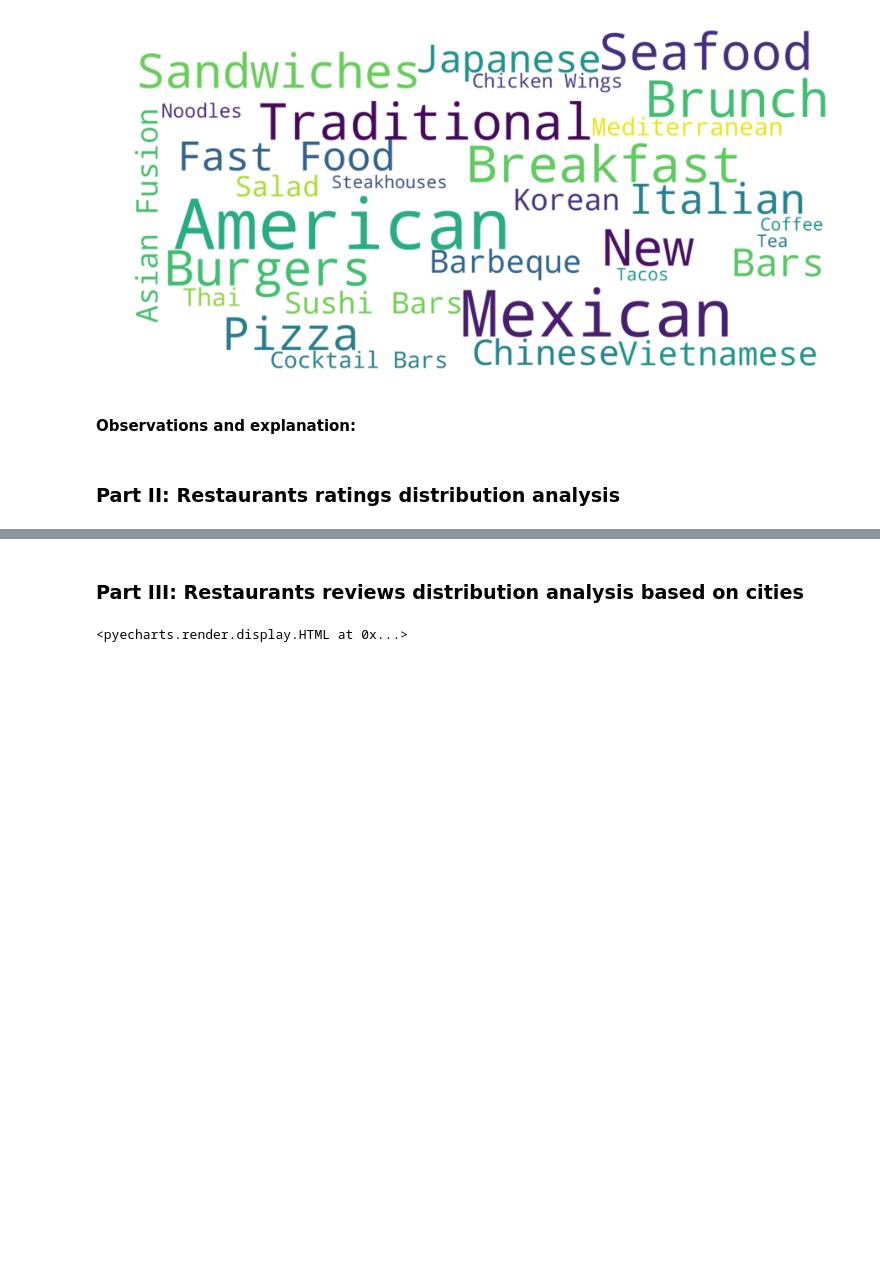
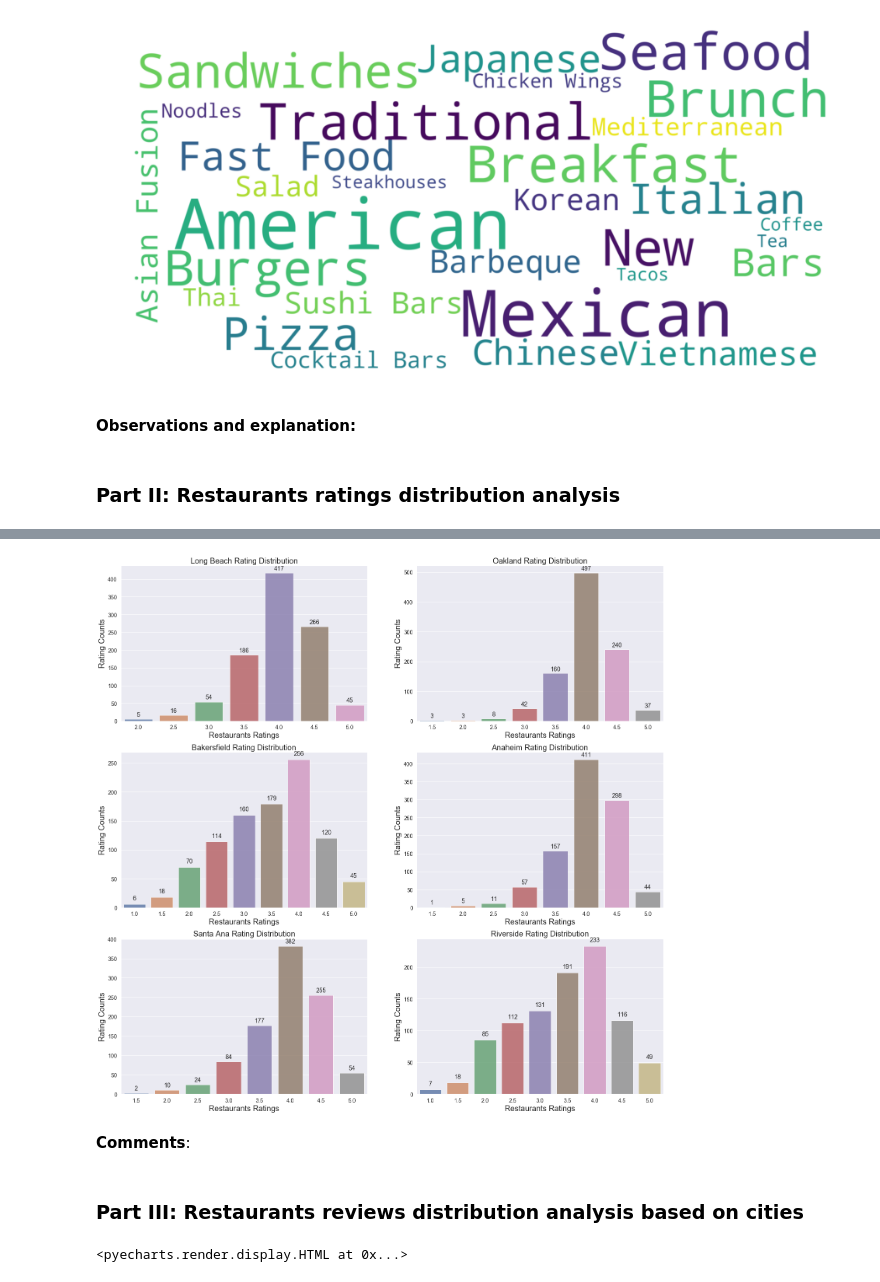
Before and after one commit to Chenghan-Sun/AdvDS-Analysis, a Jupyter notebook: Notebooks/Main_notebook.ipynb, the cells around one changed output, grey strips where cells are left out. Drawn from its saved outputs; the diff is of its cells as text; code cells hidden in the pictures; blank space fills up the shorter version.

```diff
--- a/Notebooks/Main_notebook.ipynb
+++ b/Notebooks/Main_notebook.ipynb
@@ -496,3 +558,43 @@ plt.show()
+# %%
+# Long Beach
+plt.subplot(321)
+ratdist = RatdistPlot(yelp_df_lb)
+clean_yelp_df_lb = ratdist.clean_each_city_df()
+ratdist.plot(clean_yelp_df_lb, 20, "Long Beach Rating Distribution")
+
+# Oakland
+plt.subplot(322)
+ratdist = RatdistPlot(yelp_df_ok)
+clean_yelp_df_ok = ratdist.clean_each_city_df()
+ratdist.plot(clean_yelp_df_ok, 20, "Oakland Rating Distribution")
+
+# Bakersfield
+plt.subplot(323)
+ratdist = RatdistPlot(yelp_df_bf)
+clean_yelp_df_bf = ratdist.clean_each_city_df()
+ratdist.plot(clean_yelp_df_bf, 20, "Bakersfield Rating Distribution")
+
+# Anaheim
+plt.subplot(324)
+ratdist = RatdistPlot(yelp_df_ah)
+clean_yelp_df_ah = ratdist.clean_each_city_df()
+ratdist.plot(clean_yelp_df_ah, 20, "Anaheim Rating Distribution")
+
+# Santa Ana
+plt.subplot(325)
+ratdist = RatdistPlot(yelp_df_sa)
+clean_yelp_df_sa = ratdist.clean_each_city_df()
+ratdist.plot(clean_yelp_df_sa, 20, "Santa Ana Rating Distribution")
+
+# Riverside
+plt.subplot(326)
+ratdist = RatdistPlot(yelp_df_rs)
+clean_yelp_df_rs = ratdist.clean_each_city_df()
+ratdist.plot(clean_yelp_df_rs, 20, "Riverside Rating Distribution")
+# %% [output]
+[figure, added]
+# %% [markdown]
+**Comments**:
 # %% [markdown]
 ### Part III: Restaurants reviews distribution analysis based on cities
 # %%
```
Also changed, not shown: parts of 6 cells of this notebook.
